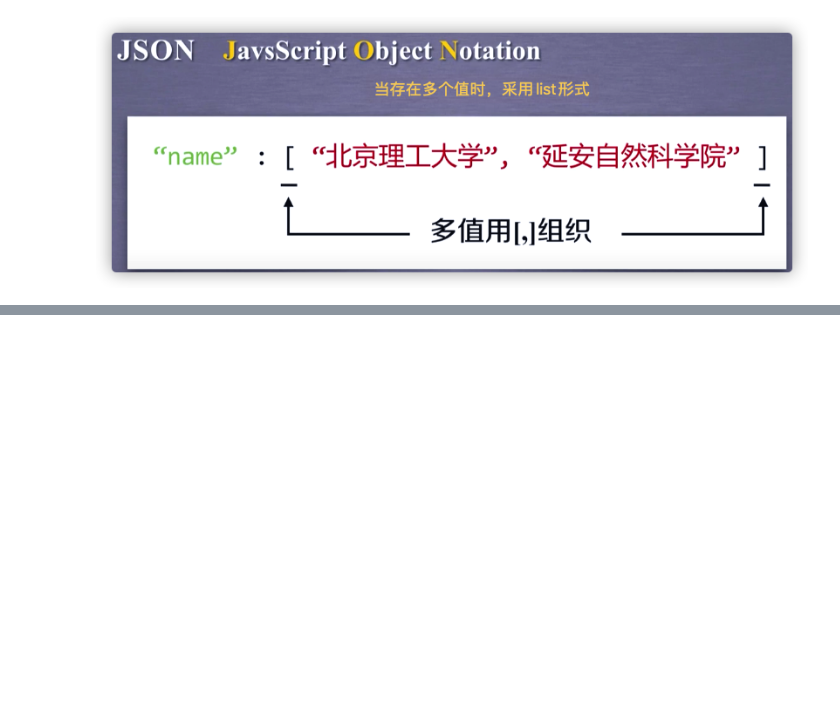
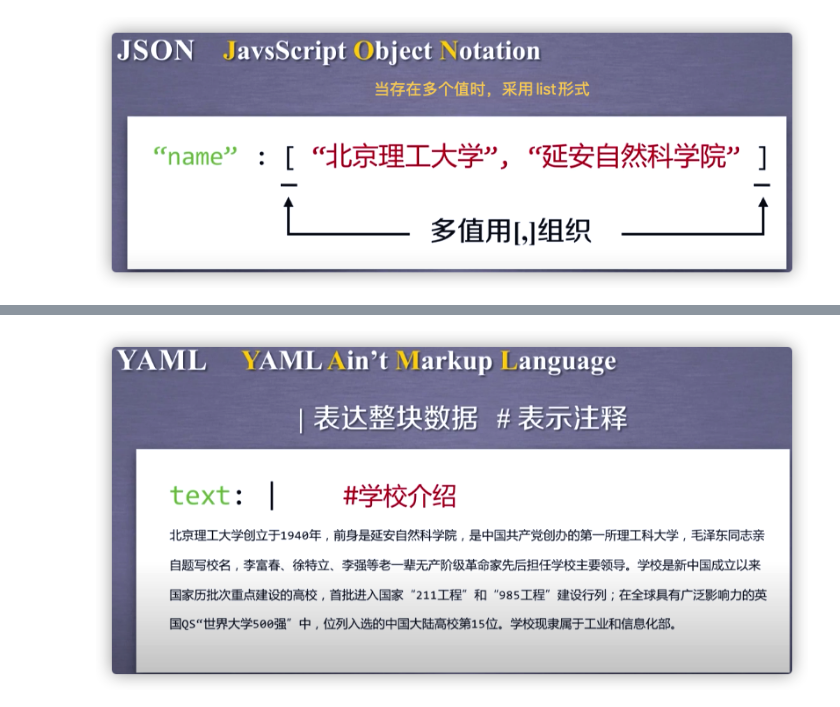
Before and after one commit to paxton615/Notes, a Jupyter notebook: Hyper_Text_Markup_Language.ipynb, the cells around one changed output, grey strips where cells are left out. Saved outputs shown, nothing was run; the diff lists cells and outputs as text; code cells hidden in the pictures; blank space fills up the shorter version.

```diff
--- a/Hyper_Text_Markup_Language.ipynb
+++ b/Hyper_Text_Markup_Language.ipynb
@@ -53,0 +73,4 @@ add_pic('json2.png')
+# %%
+add_pic('yaml3.png')
+# %% [output]
+[figure, added]
```
Also changed, not shown: parts of 10 cells of this notebook, 9 other files.
